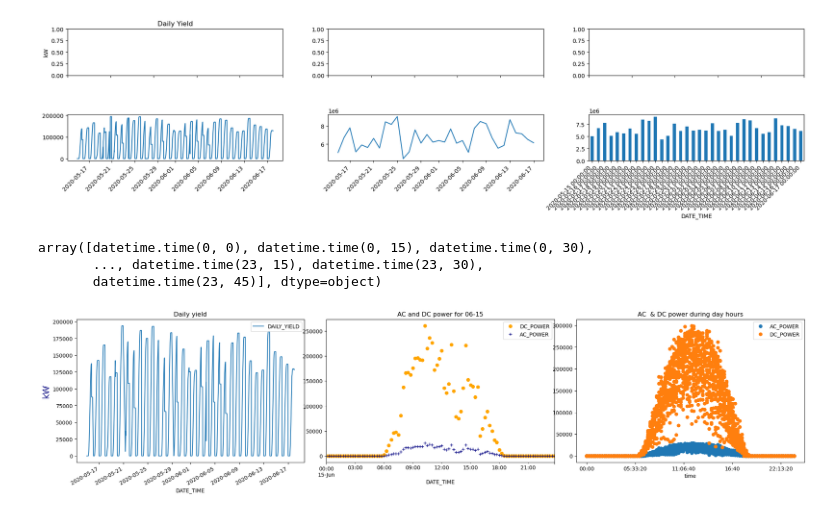
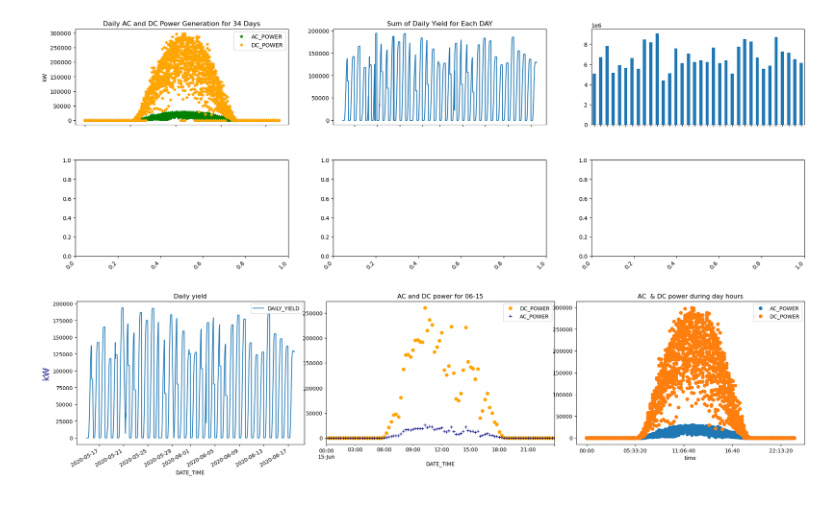
Before and after one commit to sedimir/SediMir, a Jupyter notebook: solar-power-generation.ipynb, the cells around one changed output. Cells and saved outputs as stored; diff of their text form; code cells hidden in the pictures.

```diff
--- a/solar-power-generation.ipynb
+++ b/solar-power-generation.ipynb
@@ -101,0 +164,3 @@ Text(0.5, 1.0, 'gen1c month')
+# %%
+gen1=gen1b.resample('15min').sum() # same as : gen1a.groupby('DATE_TIME').sum()
+gen1['time']=gen1.index.time
@@ -102,31 +177,24 @@ Text(0.5, 1.0, 'gen1c month')
 # %%
-gen1=gen1a.resample('15min').sum() # same as : gen1a.groupby('DATE_TIME').sum()
-gen1['time']=gen1.index.time
-
-f,ax=plt.subplots(2,3, figsize=(20,5))
+f,ax=plt.subplots(2,3, figsize=(20,8))
 plt.tight_layout(pad=5)
-ax[1,0].plot(gen1.DAILY_YIELD)
-ax[1,1].plot(gen1.resample('D').sum().DAILY_YIELD)
-gen1.resample('D').sum().DAILY_YIELD.plot(kind='bar', ax=ax[1,2])
+ax[0,1].plot(gen1.DAILY_YIELD)
+gen1.resample('D').sum().DAILY_YIELD.plot(kind='bar', ax=ax[0,2])
 
 #sns.scatterplot(data=gen1, x='time',y=gen1.DC_POWER*0.001 ,color='orange', ax=ax[0])
-#gen1.plot(x='time',y='AC_POWER', style='*',color='green',ax=ax[1])
-#gen1.plot(x='time',y='DC_POWER', style='*',color='orange', ax=ax[1])
+gen1.plot(x='time',y='AC_POWER', style='*',color='green',ax=ax[0,0])
+gen1.plot(x='time',y='DC_POWER', style='*',color='orange', ax=ax[0,0])
 
 #ax[2].plot(gen1.index.strftime('%H:%M'),gen1.AC_POWER*0.001,'o',color='green')
 #ax[2].plot(gen1.index.strftime('%H:%M'),gen1.DC_POWER*0.001,'o',color='orange')
 
-ax[0,0].set_title('Daily Yield')
+ax[0,0].set_title('Daily AC and DC Power Generation for 34 Days')
+ax[0,1].set_title('Daily Yield')
+ax[0,1].set_title('Sum of Daily Yield for Each DAY')
+
 ax[0,0].set_ylabel('kW')
 f.autofmt_xdate(rotation=45)
 # %% [output]
-[figure, old version]
+[figure, new version]
-# %%
-gen1.index.time
-# %% [output]
-array([datetime.time(0, 0), datetime.time(0, 15), datetime.time(0, 30),
-       ..., datetime.time(23, 15), datetime.time(23, 30),
-       datetime.time(23, 45)], dtype=object)
 # %%
 gen1=pd.read_csv('/kaggle/input/solar-power-generation-data/Plant_1_Generation_Data.csv')
 gen1.DATE_TIME=pd.to_datetime(gen1.DATE_TIME,format='%d-%m-%Y %H:%M')
```
Also changed, not shown: parts of 17 cells of this notebook.
